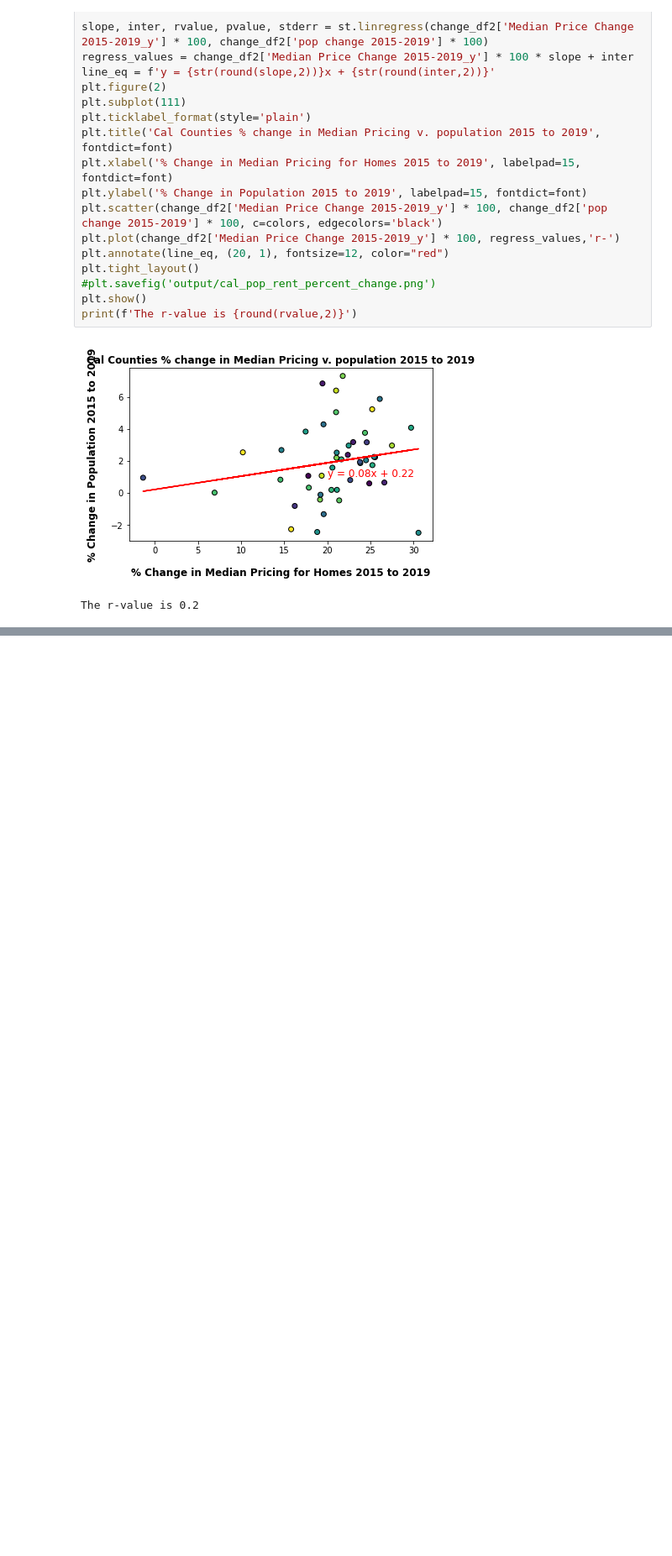
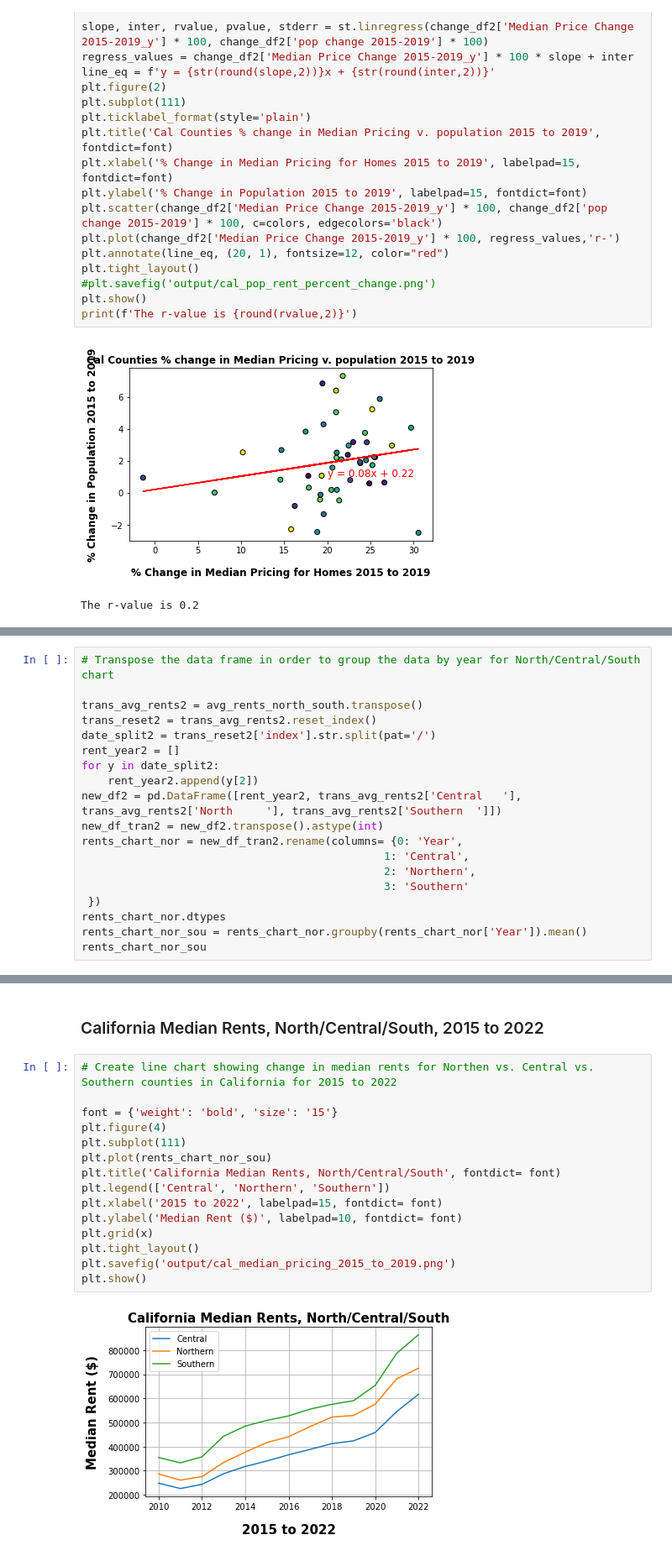
Before and after one commit to davidixonn/CaliforniaDreaming, a Jupyter notebook: Median_Housing_Data_FINAL.ipynb, the cells around one changed output, grey strips where cells are left out. Shown at 84% size. Saved outputs shown, nothing was run; the diff lists cells and outputs as text; blank space fills up the shorter version.

```diff
--- a/Median_Housing_Data_FINAL.ipynb
+++ b/Median_Housing_Data_FINAL.ipynb
@@ -251,0 +314,19 @@ The r-value is 0.2
+# %%
+# Transpose the data frame in order to group the data by year for North/Central/South chart
+
+trans_avg_rents2 = avg_rents_north_south.transpose()
+trans_reset2 = trans_avg_rents2.reset_index()
+date_split2 = trans_reset2['index'].str.split(pat='/')
+rent_year2 = []
+for y in date_split2:
+    rent_year2.append(y[2])
+new_df2 = pd.DataFrame([rent_year2, trans_avg_rents2['Central   '], trans_avg_rents2['North     '], trans_avg_rents2['Southern  ']])
+new_df_tran2 = new_df2.transpose().astype(int)
+rents_chart_nor = new_df_tran2.rename(columns= {0: 'Year',
+                                              1: 'Central',
+                                              2: 'Northern',
+                                              3: 'Southern'
+ })
+rents_chart_nor.dtypes
+rents_chart_nor_sou = rents_chart_nor.groupby(rents_chart_nor['Year']).mean()
+rents_chart_nor_sou
@@ -251,0 +368,19 @@ The r-value is 0.2
+# %% [markdown]
+### California Median Rents, North/Central/South, 2015 to 2022
+# %%
+# Create line chart showing change in median rents for Northen vs. Central vs. Southern counties in California for 2015 to 2022
+
+font = {'weight': 'bold', 'size': '15'}
+plt.figure(4)
+plt.subplot(111)
+plt.plot(rents_chart_nor_sou)
+plt.title('California Median Rents, North/Central/South', fontdict= font)
+plt.legend(['Central', 'Northern', 'Southern'])
+plt.xlabel('2015 to 2022', labelpad=15, fontdict= font)
+plt.ylabel('Median Rent ($)', labelpad=10, fontdict= font)
+plt.grid(x)
+plt.tight_layout()
+plt.savefig('output/cal_median_pricing_2015_to_2019.png')
+plt.show()
+# %% [output]
+[figure, added]
```
Also changed, not shown: parts of 8 cells of this notebook.
